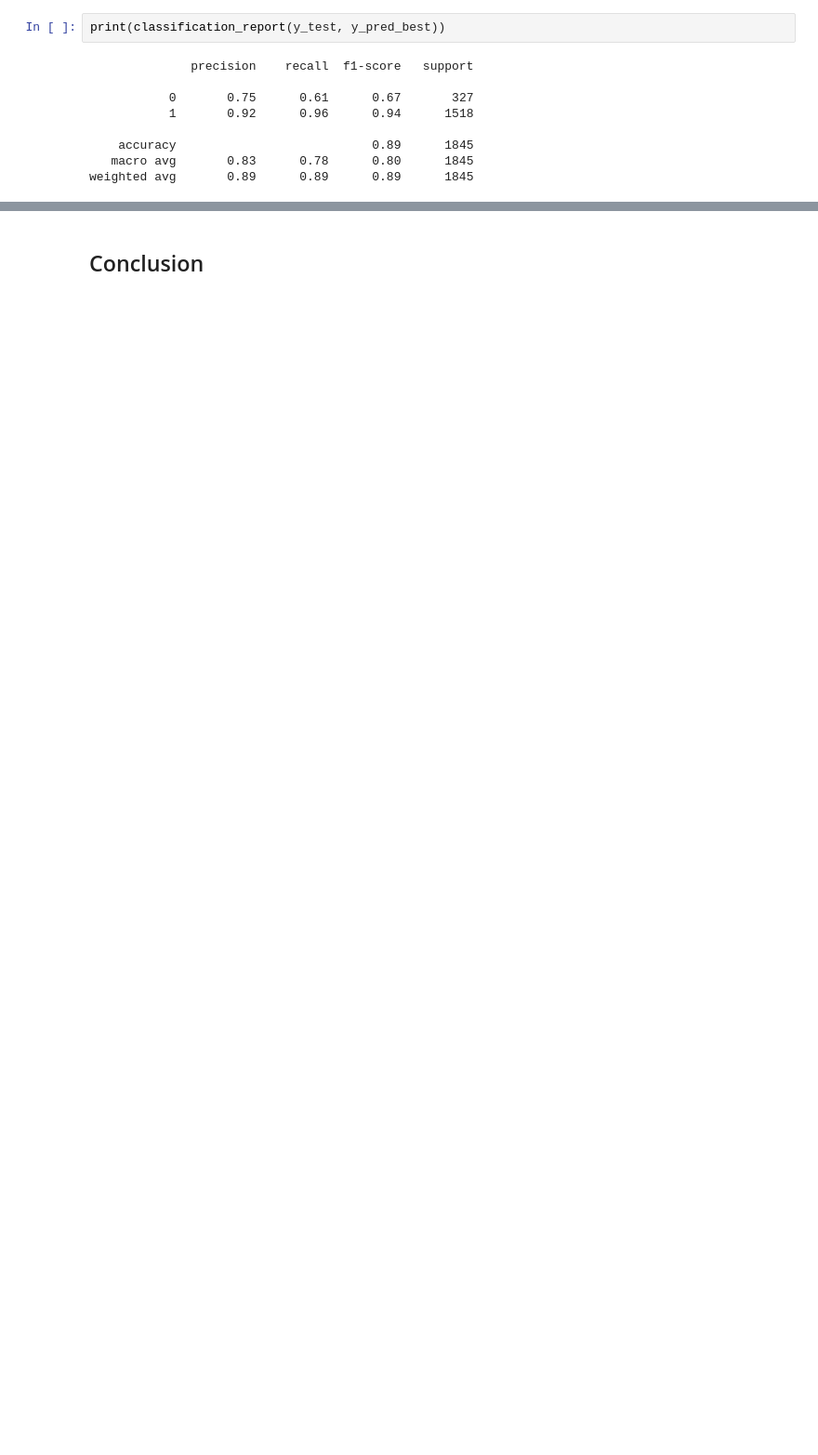
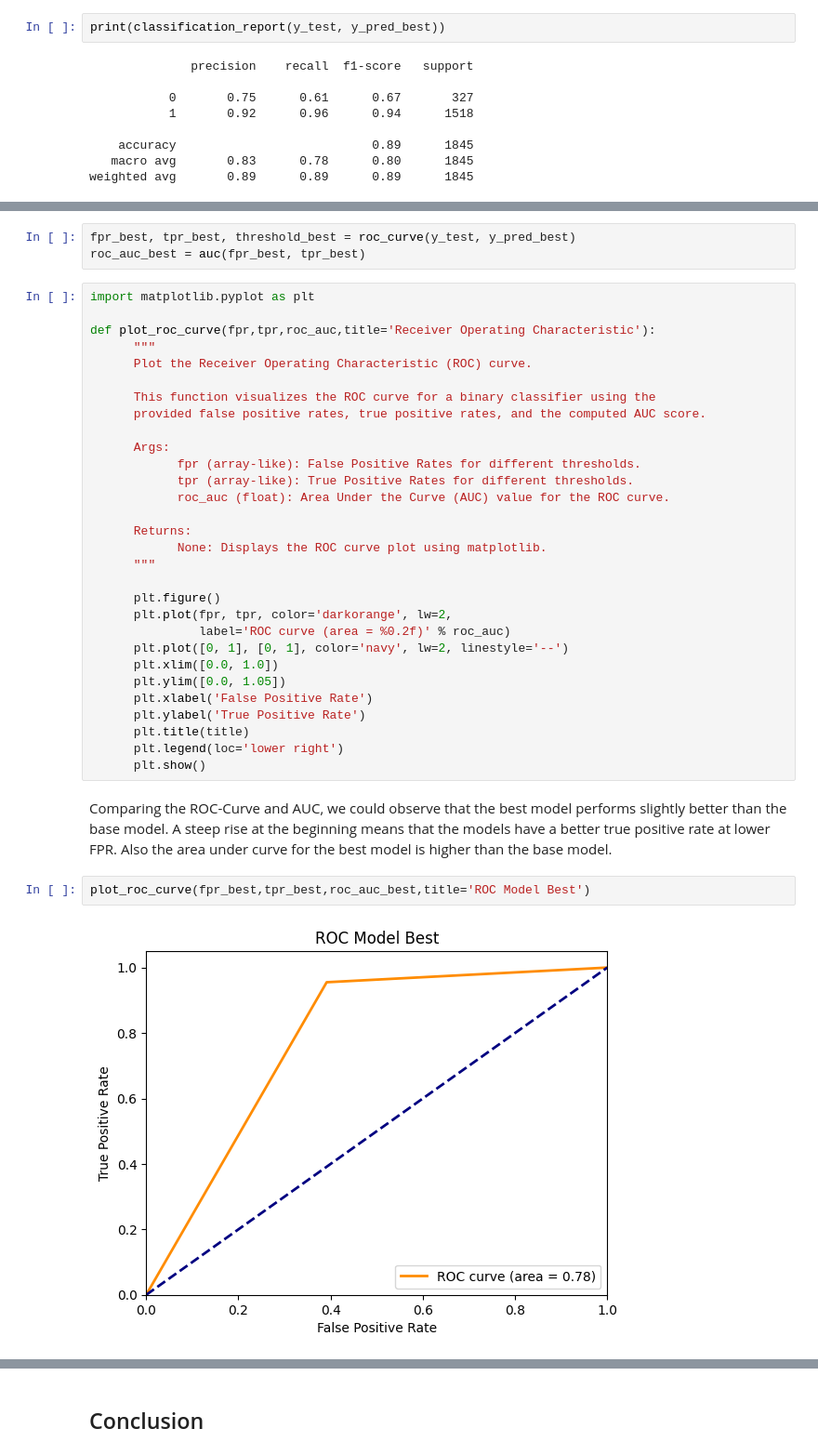
Before and after one commit to kumarbyes/dsnd-pipelines-project, a Jupyter notebook: starter/starter.ipynb, the cells around one changed output, grey strips where cells are left out. Shown at 93% size. Drawn from its saved outputs; the diff is of its cells as text; blank space fills up the shorter version.

```diff
--- a/starter/starter.ipynb
+++ b/starter/starter.ipynb
@@ -1088 +1249,40 @@ weighted avg       0.89      0.89      0.89      1845
+# %%
+fpr_best, tpr_best, threshold_best = roc_curve(y_test, y_pred_best)
+roc_auc_best = auc(fpr_best, tpr_best)
+# %%
+import matplotlib.pyplot as plt
+
+def plot_roc_curve(fpr,tpr,roc_auc,title='Receiver Operating Characteristic'):
+      """
+      Plot the Receiver Operating Characteristic (ROC) curve.
+
+      This function visualizes the ROC curve for a binary classifier using the
+      provided false positive rates, true positive rates, and the computed AUC score.
+
+      Args:
+            fpr (array-like): False Positive Rates for different thresholds.
+            tpr (array-like): True Positive Rates for different thresholds.
+            roc_auc (float): Area Under the Curve (AUC) value for the ROC curve.
+
+      Returns:
+            None: Displays the ROC curve plot using matplotlib.
+      """
+
+      plt.figure()
+      plt.plot(fpr, tpr, color='darkorange', lw=2,
+               label='ROC curve (area = %0.2f)' % roc_auc)
+      plt.plot([0, 1], [0, 1], color='navy', lw=2, linestyle='--')
+      plt.xlim([0.0, 1.0])
+      plt.ylim([0.0, 1.05])
+      plt.xlabel('False Positive Rate')
+      plt.ylabel('True Positive Rate')
+      plt.title(title)
+      plt.legend(loc='lower right')
+      plt.show()
+# %% [markdown]
+Comparing the ROC-Curve and AUC, we could observe that the best model performs slightly better than the base model. A steep rise at the beginning means that the models have a better true positive rate at lower FPR. Also the area under curve for the best model is higher than the base model.
+# %%
+plot_roc_curve(fpr_best,tpr_best,roc_auc_best,title='ROC Model Best')
+# %% [output]
+[figure, added]
 # %%
```
Also changed, not shown: parts of 34 cells of this notebook, 2 other files.
